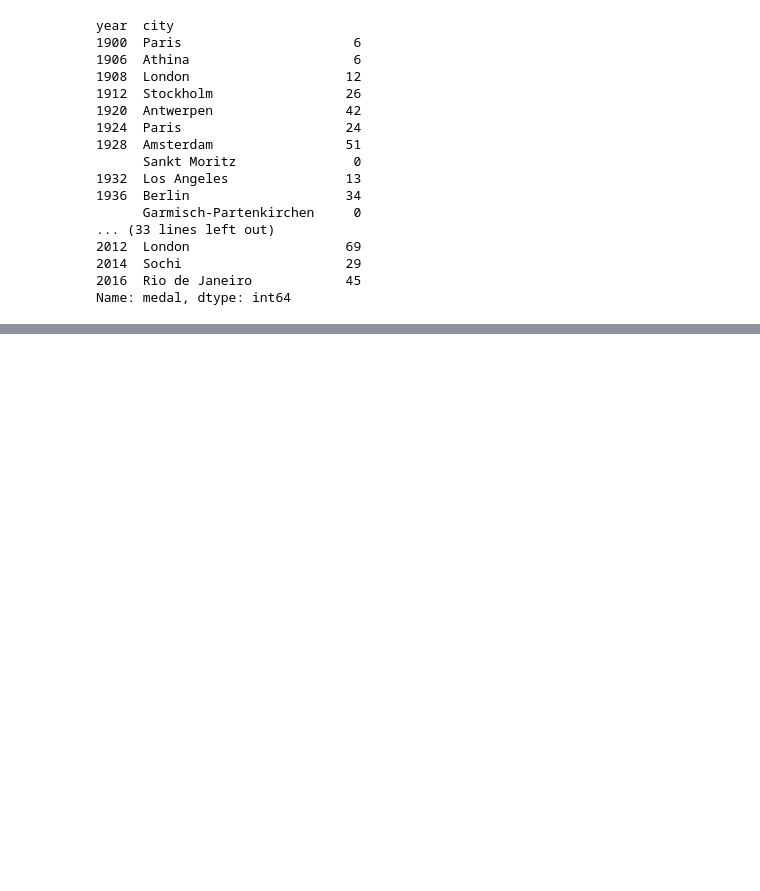
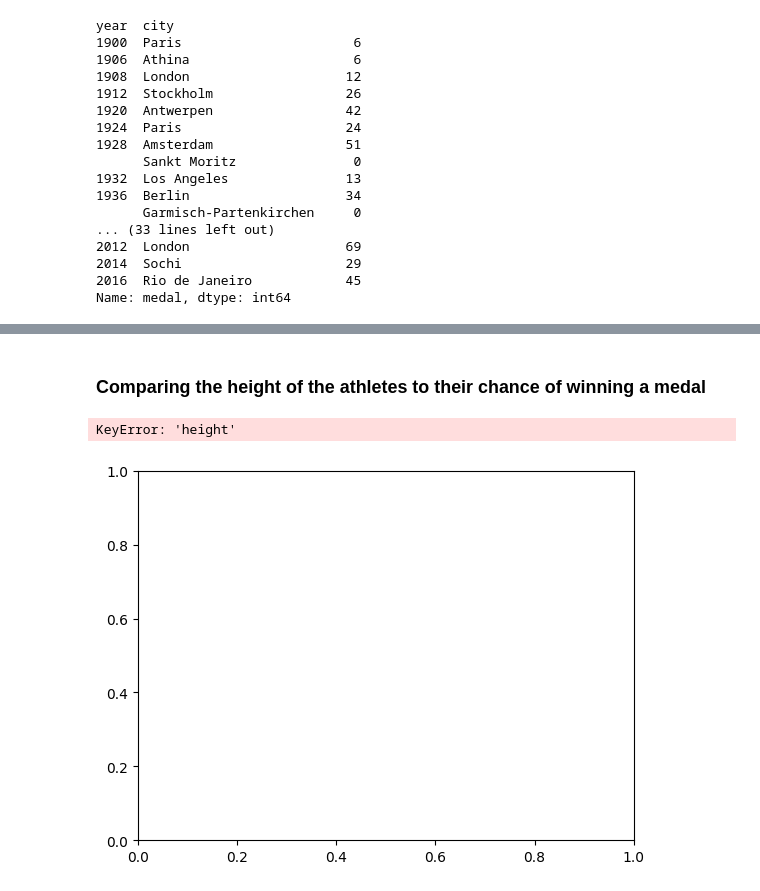
Before and after one commit to medamineBH1/projetDA, a Jupyter notebook: Olympique.ipynb, the cells around one changed output, grey strips where cells are left out. Cells and saved outputs as stored; diff of their text form; code cells hidden in the pictures; blank space fills up the shorter version.

```diff
--- a/Olympique.ipynb
+++ b/Olympique.ipynb
@@ -87,0 +131,10 @@ Name: medal, dtype: int64
+# %% [markdown]
+### Comparing the height of the athletes to their chance of winning a medal
+# %%
+height_c=[["height", "medals"]].plot(kind='bar')
+plt.xlabel('height')
+plt.ylabel('medal')
+plt.title('Comparaison between the athlete and his chance of winning a medal')
+# %% [output]
+KeyError: 'height'
+[figure, added]
```
Also changed, not shown: parts of 11 cells of this notebook.
